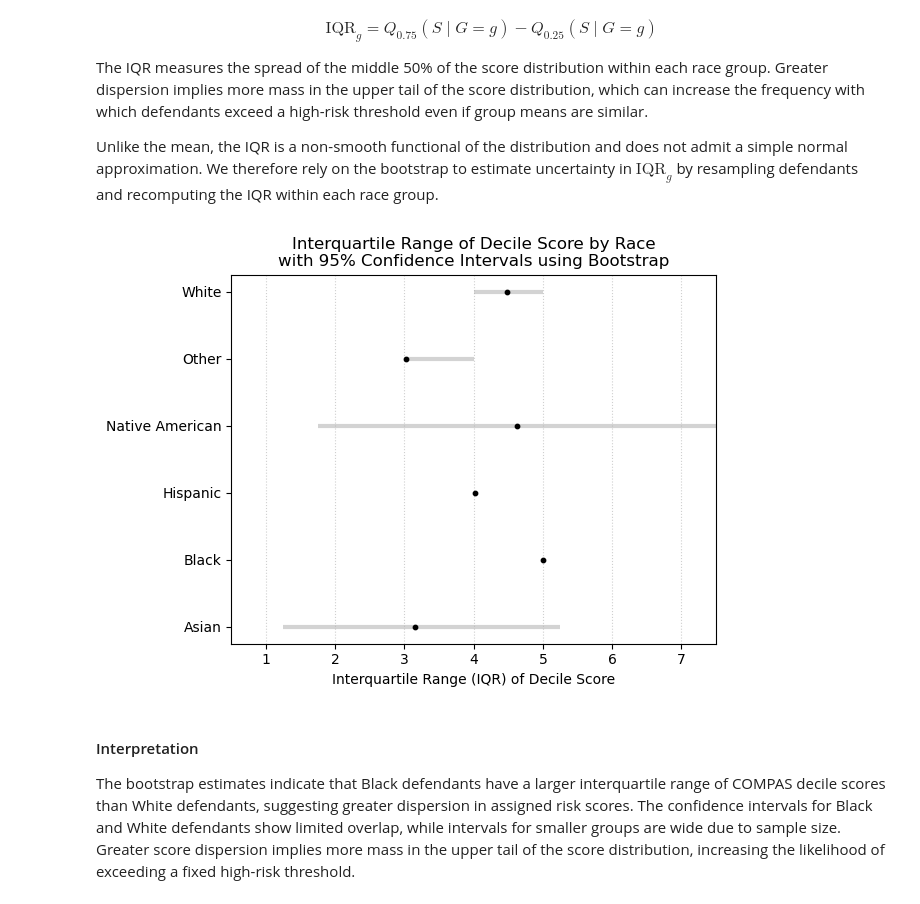
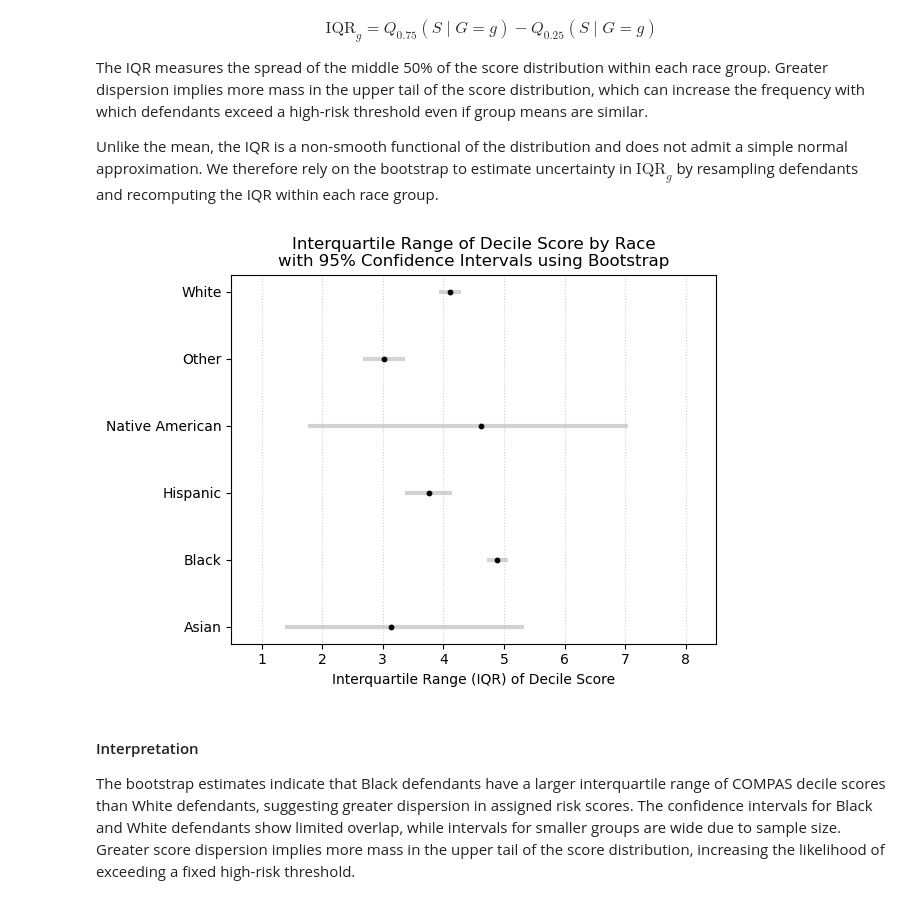
Before and after one commit to rplacucci/fairness-compas, a Jupyter notebook: analysis.ipynb, the cells around one changed output. Saved outputs shown, nothing was run; the diff lists cells and outputs as text; code cells hidden in the pictures.

```diff
--- a/analysis.ipynb
+++ b/analysis.ipynb
@@ -43,6 +43,9 @@ compas_scores = compas_scores[to_keep]
 # Rename races for simplicity
 compas_scores['race'] = compas_scores['race'].replace({'African-American': 'Black', 'Caucasian': 'White'})
 
+# Cast scores to float
+compas_scores['decile_score'] = compas_scores['decile_score'].astype(float)
+
 compas_scores.info()
 # %% [output]
 <class 'pandas.core.frame.DataFrame'>
@@ -78,25 +81,25 @@ Differences in mean scores indicate whether one group is systematically assigned
 We estimate uncertainty in $\mu_g$ using the nonparametric bootstrap by resampling defendants with replacement and recomputing the mean decile score within each race group. Because the mean is a smooth functional of the score distribution, its sampling distribution is reasonably well approximated by the Central Limit Theorem; the bootstrap serves to quantify finite-sample uncertainty.
 # %%
 # Perform bootstrap estimates of mean decile score
-compas_scores_summary = compas_scores.groupby('race')['decile_score'].count().reset_index()
+compas_scores_summary = compas_scores.groupby('race')['decile_score'].agg(['count', 'mean']).reset_index()
+compas_scores_summary.columns = ['race', 'count', 'mean_actual']
+compas_scores_summary['mean'] = pd.NA
 compas_scores_summary['se_mean'] = pd.NA
 compas_scores_summary['lower_mean'] = pd.NA
 compas_scores_summary['upper_mean'] = pd.NA
 
-for idx, row in compas_scores_summary.iterrows():
-    this_race = row['race']
-    this_score = compas_scores[compas_scores['race'] == this_race]
+for race in compas_scores_summary['race'].unique():
+    this_score = compas_scores[compas_scores['race'] == race]
 
     samples_mean = []
-    samples_iqr = []
     for _ in range(10_000):
         this_sample = this_score.sample(frac=1, replace=True)
         samples_mean.append(np.mean(this_sample['decile_score']))
 
-    compas_scores_summary.loc[compas_scores_summary['race'] == this_race, 'mean'] = np.mean(samples_mean)
-    compas_scores_summary.loc[compas_scores_summary['race'] == this_race, 'se_mean']  = np.std(samples_mean)
-    compas_scores_summary.loc[compas_scores_summary['race'] == this_race, 'lower_mean'] = np.quantile(samples_mean, 0.025)
-    compas_scores_summary.loc[compas_scores_summary['race'] == this_race, 'upper_mean'] = np.quantile(samples_mean, 0.975)
+    compas_scores_summary.loc[compas_scores_summary['race'] == race, 'mean'] = np.mean(samples_mean)
+    compas_scores_summary.loc[compas_scores_summary['race'] == race, 'se_mean']  = np.std(samples_mean)
+    compas_scores_summary.loc[compas_scores_summary['race'] == race, 'lower_mean'] = np.quantile(samples_mean, 0.025)
+    compas_scores_summary.loc[compas_scores_summary['race'] == race, 'upper_mean'] = np.quantile(samples_mean, 0.975)
 # %%
 # Plot mean score with confidence intervals using Bootstrap
 
@@ -145,60 +148,61 @@ Unlike the mean, the IQR is a non-smooth functional of the distribution and does
 # %%
 # Define function to calculate IQR
 def iqr_func(series):
-    q75, q25 = np.percentile(series, [75, 25])
+    q75, q25 = np.quantile(series, [0.75, 0.25])
     return q75 - q25
 # %%
 # Perform bootstrap estimates of IQR decile score
+compas_scores_summary['iqr_actual'] = pd.NA
+compas_scores_summary['iqr'] = pd.NA
 compas_scores_summary['se_iqr'] = pd.NA
 compas_scores_summary['lower_iqr'] = pd.NA
 compas_scores_summary['upper_iqr'] = pd.NA
 
-for idx, row in compas_scores_summary.iterrows():
-    this_race = row['race']
-    this_score = compas_scores[compas_scores['race'] == this_race]
+for race in compas_scores_summary['race'].unique():
+    this_score = compas_scores[compas_scores['race'] == race]
 
-    samples_mean = []
     samples_iqr = []
     for _ in range(10_000):
-        this_sample = this_score.sample(frac=1, replace=True)
+        this_sample = this_score.sample(frac=1, replace=True).copy()
+        this_sample['decile_score'] = this_sample['decile_score'] + np.random.uniform(-0.5, 0.5, size=len(this_sample)) # add Gaussian noise to overcome issue with discrete scores
         samples_iqr.append(iqr_func(this_sample['decile_score']))
 
-    compas_scores_summary.loc[compas_scores_summary['race'] == this_race, 'iqr'] = np.mean(samples_iqr)
-    compas_scores_summary.loc[compas_scores_summary['race'] == this_race, 'se_iqr']  = np.std(samples_iqr)
-    compas_scores_summary.loc[compas_scores_summary['race'] == this_race, 'lower_iqr'] = np.quantile(samples_iqr, 0.025)
-    compas_scores_summary.loc[compas_scores_summary['race'] == this_race, 'upper_iqr'] = np.quantile(samples_iqr, 0.975)
+    compas_scores_summary.loc[compas_scores_summary['race'] == race, 'iqr'] = np.mean(samples_iqr)
+    compas_scores_summary.loc[compas_scores_summary['race'] == race, 'se_iqr']  = np.std(samples_iqr)
+    compas_scores_summary.loc[compas_scores_summary['race'] == race, 'lower_iqr'] = np.quantile(samples_iqr, 0.025)
+    compas_scores_summary.loc[compas_scores_summary['race'] == race, 'upper_iqr'] = np.quantile(samples_iqr, 0.975)
 # %%
 # Plot IQR with confidence intervals using Bootstrap
 
 # CI lines
 plt.hlines(
     y=compas_scores_summary['race'],
     xmin=compas_scores_summary['lower_iqr'],
     xmax=compas_scores_summary['upper_iqr'],
     color='lightgray',
     lw=3,
     zorder=1
 )
 
 # Point estimates
 plt.scatter(
     compas_scores_summary['iqr'],
     compas_scores_summary['race'],
     s=10,
     color='black',
     zorder=2
 )
 
 plt.xlabel('Interquartile Range (IQR) of Decile Score')
 plt.ylabel('')
 plt.title('Interquartile Range of Decile Score by Race\nwith 95% Confidence Intervals using Bootstrap')
 plt.grid(axis='x', linestyle=':', alpha=0.6, zorder=0)
 plt.tight_layout()
-plt.xlim([0.5, 7.5])
+plt.xlim([0.5, 8.5])
 plt.savefig('./results/forest_iqr_score.png', dpi=300)
 plt.show()
 # %% [output]
-[figure, old version]
+[figure, new version]
 # %% [markdown]
 #### Interpretation
 The bootstrap estimates indicate that Black defendants have a larger interquartile range of COMPAS decile scores than White defendants, suggesting greater dispersion in assigned risk scores. The confidence intervals for Black and White defendants show limited overlap, while intervals for smaller groups are wide due to sample size. Greater score dispersion implies more mass in the upper tail of the score distribution, increasing the likelihood of exceeding a fixed high-risk threshold.
```
Also changed, not shown: parts of 2 cells of this notebook.
